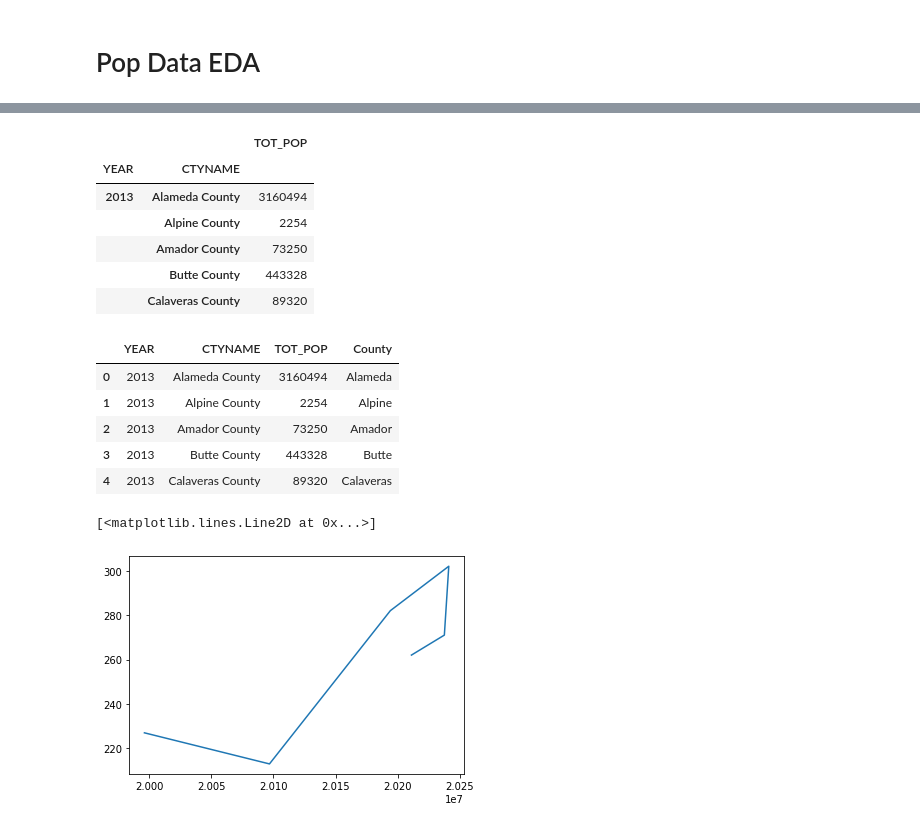
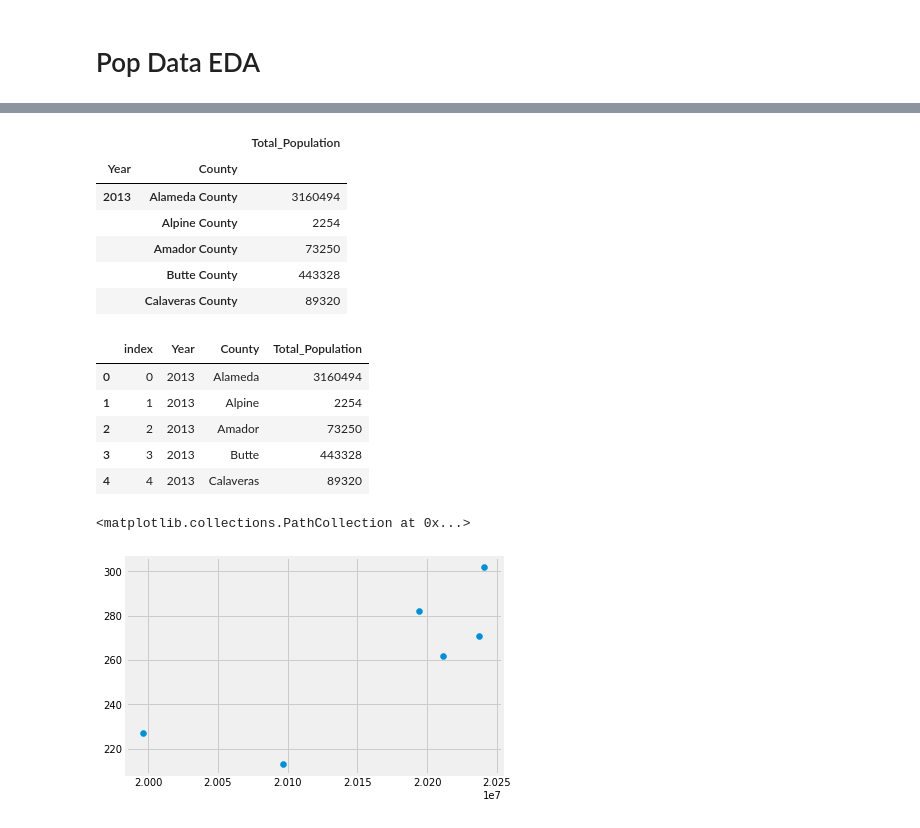
Before and after one commit to ds-modules/MCB-50, a Jupyter notebook: Data Exploration.ipynb, the cells around one changed output, grey strips where cells are left out. Drawn from its saved outputs; the diff is of its cells as text; code cells hidden in the pictures.

Commit message:
updated draft 1, built widget 1

```diff
--- a/Data Exploration.ipynb
+++ b/Data Exploration.ipynb
@@ -3,6 +3,13 @@ import numpy as np
 import pandas as pd
 import matplotlib.pyplot as plt
 import re
+import matplotlib.pyplot as plt
+from scipy.stats import linregress
+import matplotlib.pyplot as plt
+plt.style.use('fivethirtyeight')
+import ipywidgets as widgets
+%matplotlib inline
+from ipywidgets import interact, interactive, fixed, interact_manual
 # %% [markdown]
 ### MRSA Data Cleaning (DONE)
 # %%
@@ -288,11 +386,11 @@ census.head()
 | 3 | Alameda County | 2013 | 92259 |
 | 4 | Alameda County | 2013 | 95483 |
 # %%
-pop_by_county = census.groupby(['YEAR','CTYNAME']).agg(sum)
+pop_by_county = census.groupby(['Year','County']).agg(sum)
 pop_by_county.head()
 # %% [output]
-|  |  | TOT_POP |
-| YEAR | CTYNAME |  |
+|  |  | Total_Population |
+| Year | County |  |
 | 2013 | Alameda County | 3160494 |
 |  | Alpine County | 2254 |
 |  | Amador County | 73250 |
@@ -300,15 +398,15 @@ pop_by_county.head()
 |  | Calaveras County | 89320 |
 # %%
 pop_by_county = pop_by_county.reset_index()
-pop_by_county['County'] = pop_by_county['CTYNAME'].apply(lambda county_name:re.sub(r' County',"",county_name))
+pop_by_county['County'] = pop_by_county['County'].apply(lambda county_name:re.sub(r' County',"",county_name))
 pop_by_county.head()
 # %% [output]
-|  | YEAR | CTYNAME | TOT_POP | County |
-| 0 | 2013 | Alameda County | 3160494 | Alameda |
-| 1 | 2013 | Alpine County | 2254 | Alpine |
-| 2 | 2013 | Amador County | 73250 | Amador |
-| 3 | 2013 | Butte County | 443328 | Butte |
-| 4 | 2013 | Calaveras County | 89320 | Calaveras |
+|  | index | Year | County | Total_Population |
+| 0 | 0 | 2013 | Alameda | 3160494 |
+| 1 | 1 | 2013 | Alpine | 2254 |
+| 2 | 2 | 2013 | Amador | 73250 |
+| 3 | 3 | 2013 | Butte | 443328 |
+| 4 | 4 | 2013 | Calaveras | 89320 |
 # %%
 infec_2013 = list(mrsa_2013.groupby(['County']).agg(sum)['Infection_Count'])
 infec_2014 = list(mrsa_2014.groupby(['County']).agg(sum)['Infection_Count'])
@@ -327,37 +427,37 @@ infec_by_county_2016 = mrsa_2016.groupby(['County']).agg(sum)[['Infection_Count'
 infec_by_county_2017 = mrsa_2017.groupby(['County']).agg(sum)[['Infection_Count']].reset_index()
 infec_by_county_2018 = mrsa_2018.groupby(['County']).agg(sum)[['Infection_Count']].reset_index()
 # %%
-merge_2013 = pd.merge(infec_by_county_2013, pop_by_county.loc[pop_by_county['YEAR'] == 2013],
+merge_2013 = pd.merge(infec_by_county_2013, pop_by_county.loc[pop_by_county['Year'] == 2013],
          how='left',on='County').dropna()
-merge_2014 = pd.merge(infec_by_county_2014, pop_by_county.loc[pop_by_county['YEAR'] == 2014],
+merge_2014 = pd.merge(infec_by_county_2014, pop_by_county.loc[pop_by_county['Year'] == 2014],
          how='left',on='County').dropna()
-merge_2015 = pd.merge(infec_by_county_2015, pop_by_county.loc[pop_by_county['YEAR'] == 2015],
+merge_2015 = pd.merge(infec_by_county_2015, pop_by_county.loc[pop_by_county['Year'] == 2015],
          how='left',on='County').dropna()
-merge_2016 = pd.merge(infec_by_county_2016, pop_by_county.loc[pop_by_county['YEAR'] == 2016],
+merge_2016 = pd.merge(infec_by_county_2016, pop_by_county.loc[pop_by_county['Year'] == 2016],
          how='left',on='County').dropna()
-merge_2017 = pd.merge(infec_by_county_2017, pop_by_county.loc[pop_by_county['YEAR'] == 2017],
+merge_2017 = pd.merge(infec_by_county_2017, pop_by_county.loc[pop_by_county['Year'] == 2017],
          how='left',on='County').dropna()
-merge_2018 = pd.merge(infec_by_county_2018, pop_by_county.loc[pop_by_county['YEAR'] == 2018],
+merge_2018 = pd.merge(infec_by_county_2018, pop_by_county.loc[pop_by_county['Year'] == 2018],
          how='left',on='County').dropna()
 # %%
 ## line plot of total pop vs infection count in la county -- pop v inf in all years
 ## idea is to produce a similar plot with regression line for every county over all years
     # (not all years have the same counties)
 
 
 la_inf = list([merge_2013.loc[merge_2013['County']=='Los Angeles']['Infection_Count'].values[0],
               merge_2014.loc[merge_2014['County']=='Los Angeles']['Infection_Count'].values[0],
               merge_2015.loc[merge_2015['County']=='Los Angeles']['Infection_Count'].values[0],
               merge_2016.loc[merge_2016['County']=='Los Angeles']['Infection_Count'].values[0],
               merge_2017.loc[merge_2017['County']=='Los Angeles']['Infection_Count'].values[0],
               merge_2018.loc[merge_2018['County']=='Los Angeles']['Infection_Count'].values[0]])
-la_pop = list([merge_2013.loc[merge_2013['County']=='Los Angeles']['TOT_POP'].values[0],
-              merge_2014.loc[merge_2014['County']=='Los Angeles']['TOT_POP'].values[0],
-              merge_2015.loc[merge_2015['County']=='Los Angeles']['TOT_POP'].values[0],
-              merge_2016.loc[merge_2016['County']=='Los Angeles']['TOT_POP'].values[0],
-              merge_2017.loc[merge_2017['County']=='Los Angeles']['TOT_POP'].values[0],
-              merge_2018.loc[merge_2018['County']=='Los Angeles']['TOT_POP'].values[0]])
-plt.plot(la_pop,la_inf)
+la_pop = list([merge_2013.loc[merge_2013['County']=='Los Angeles']['Total_Population'].values[0],
+              merge_2014.loc[merge_2014['County']=='Los Angeles']['Total_Population'].values[0],
+              merge_2015.loc[merge_2015['County']=='Los Angeles']['Total_Population'].values[0],
+              merge_2016.loc[merge_2016['County']=='Los Angeles']['Total_Population'].values[0],
+              merge_2017.loc[merge_2017['County']=='Los Angeles']['Total_Population'].values[0],
+              merge_2018.loc[merge_2018['County']=='Los Angeles']['Total_Population'].values[0]])
+plt.scatter(la_pop,la_inf)
 # %% [output]
-[<matplotlib.lines.Line2D at 0x...>]
+<matplotlib.collections.PathCollection at 0x...>
-[figure, old version]
+[figure, new version]
```
Also changed, not shown: parts of 28 cells of this notebook, 3 other files.
